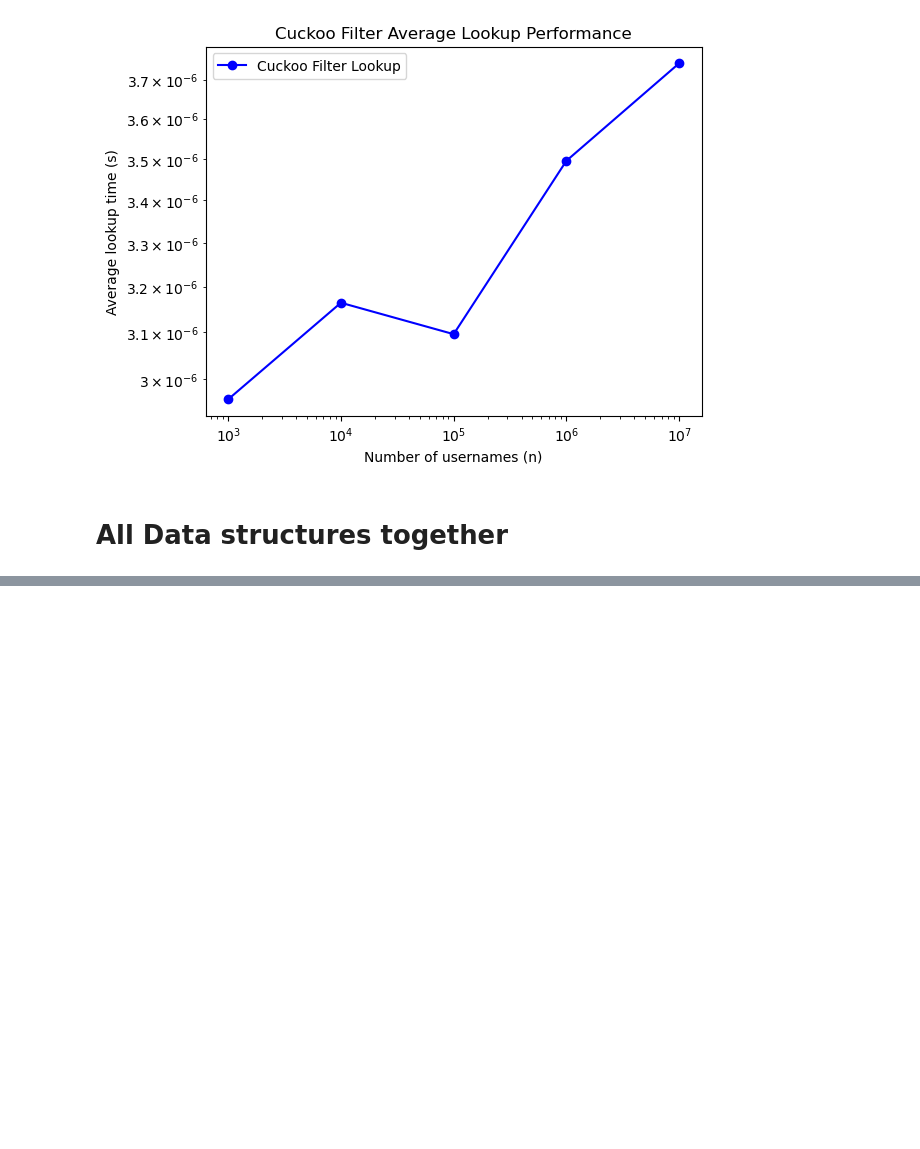
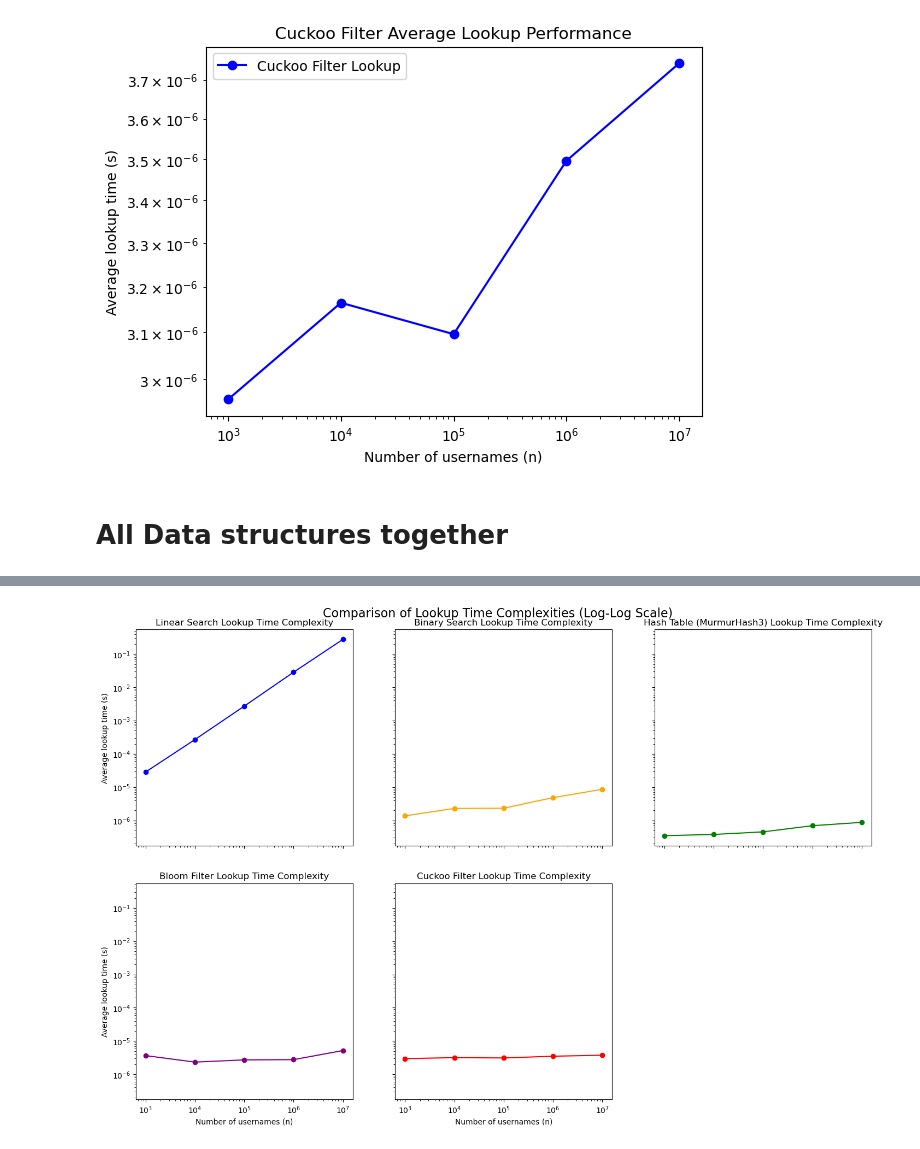
Before and after one commit to Hamza-Awr/COSC-520-Assignment-1, a Jupyter notebook: COSC_520_Ass_1_Hamza.ipynb, the cells around one changed output, grey strips where cells are left out. Saved outputs shown, nothing was run; the diff lists cells and outputs as text; code cells hidden in the pictures; blank space fills up the shorter version.

```diff
--- a/COSC_520_Ass_1_Hamza.ipynb
+++ b/COSC_520_Ass_1_Hamza.ipynb
@@ -436,0 +437,44 @@ plt.show()
+# %%
+import matplotlib.pyplot as plt
+
+# Create 2x3 grid, share x and y axes
+fig, axes = plt.subplots(2, 3, figsize=(15, 10), sharex=True, sharey=True)
+fig.tight_layout(pad=4)
+
+# Data and labels for each subplot
+plots = [
+    (n_list_linear, times_linear, "Linear Search Lookup Time Complexity", "blue"),
+    (n_list_binary, times_binary, "Binary Search Lookup Time Complexity", "orange"),
+    (n_list_hash, times_hash, "Hash Table (MurmurHash3) Lookup Time Complexity", "green"),
+    (n_list_bloom, times_bloom, "Bloom Filter Lookup Time Complexity", "purple"),
+    (n_list_cuckoo, times_cuckoo, "Cuckoo Filter Lookup Time Complexity", "red"),
+]
+
+# Plot top row: 3 plots
+for i in range(3):
+    axes[0, i].plot(plots[i][0], plots[i][1], marker="o", color=plots[i][3])
+    axes[0, i].set_title(plots[i][2])
+    axes[0, i].set_xscale("log")
+    axes[0, i].set_yscale("log")
+
+# Plot bottom row: 2 plots
+for i in range(2):
+    axes[1, i].plot(plots[i+3][0], plots[i+3][1], marker="o", color=plots[i+3][3])
+    axes[1, i].set_title(plots[i+3][2])
+    axes[1, i].set_xscale("log")
+    axes[1, i].set_yscale("log")
+
+# Remove the empty subplot (last in bottom row)
+fig.delaxes(axes[1, 2])
+
+# Labels
+for ax in axes[1, :2]:
+    ax.set_xlabel("Number of usernames (n)")
+for ax in axes[:, 0]:
+    ax.set_ylabel("Average lookup time (s)")
+
+plt.suptitle("Comparison of Lookup Time Complexities (Log-Log Scale)", fontsize=16)
+plt.savefig("Plots/Comparison_Lookup_Subplots_SharedAxes.png", dpi=300)
+plt.show()
+# %% [output]
+[figure, added]
```
Also changed, not shown: parts of 3 cells of this notebook, 12 other files.
